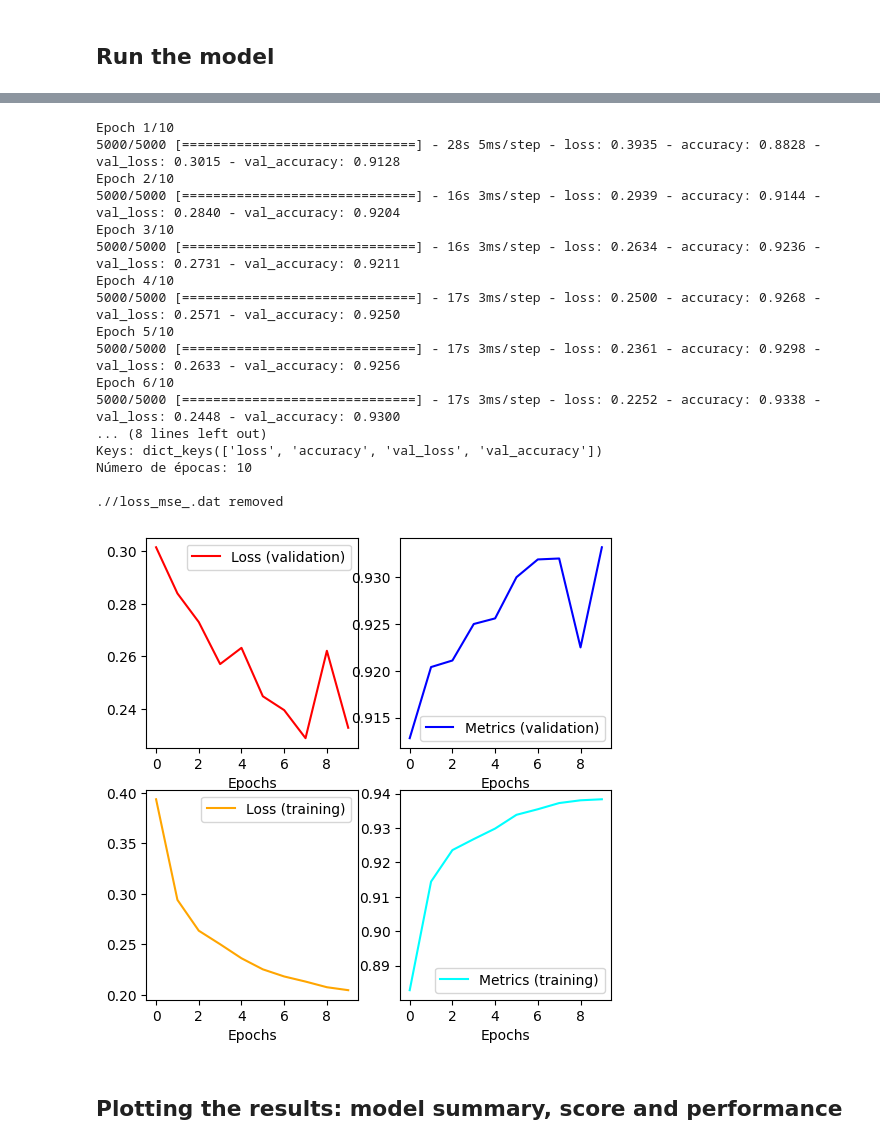
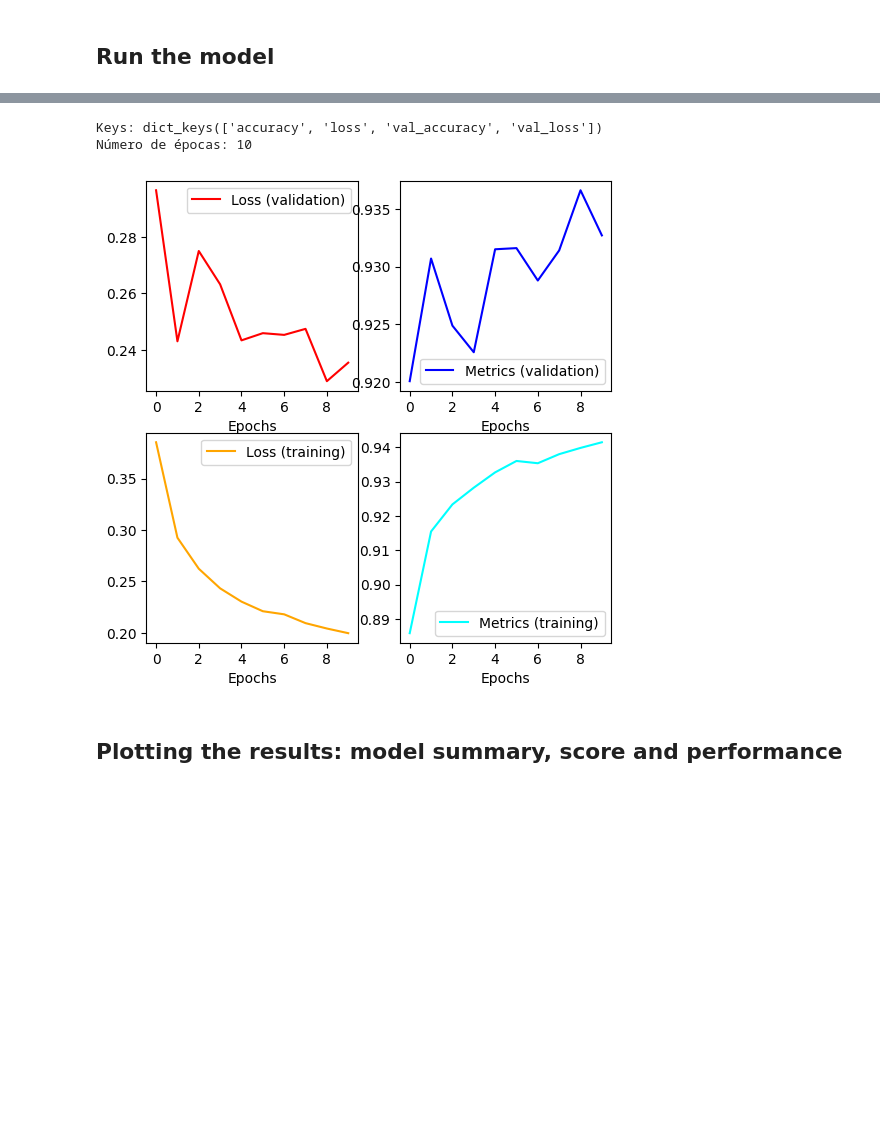
Before and after one commit to IrisFDTD/AI-UNIZAR-course, a Jupyter notebook: minst/ai_unizar_course_classifying_digits_23-24.ipynb, the cells around one changed output, grey strips where cells are left out. Cells and saved outputs as stored; diff of their text form; code cells hidden in the pictures; blank space fills up the shorter version.

```diff
--- a/minst/ai_unizar_course_classifying_digits_23-24.ipynb
+++ b/minst/ai_unizar_course_classifying_digits_23-24.ipynb
@@ -299,34 +324,15 @@ _________________________________________________________________
 # %%
-history = model.fit(x_train, y1h_train,
-                    batch_size=batch_size,
-                    epochs=epochs,
-                    verbose=1,
-                    validation_data=(x_val, y1h_val))
-# Guardar el modelo
+# Save the model
 model.save('./model_dense_simple.keras')
-# history from training
+
+# History from training
 print("Keys:",history.history.keys())
 plot_keys=list(history.history.keys())
-plot_score("./",history,loss_name=plot_keys[0],metrics_name=plot_keys[1])
+plot_score("./",history,loss_name=plot_keys[1],metrics_name=plot_keys[0])
 # %% [output]
-Epoch 1/10
-5000/5000 [==============================] - 28s 5ms/step - loss: 0.3935 - accuracy: 0.8828 - val_loss: 0.3015 - val_accuracy: 0.9128
-Epoch 2/10
-5000/5000 [==============================] - 16s 3ms/step - loss: 0.2939 - accuracy: 0.9144 - val_loss: 0.2840 - val_accuracy: 0.9204
-Epoch 3/10
-5000/5000 [==============================] - 16s 3ms/step - loss: 0.2634 - accuracy: 0.9236 - val_loss: 0.2731 - val_accuracy: 0.9211
-Epoch 4/10
-5000/5000 [==============================] - 17s 3ms/step - loss: 0.2500 - accuracy: 0.9268 - val_loss: 0.2571 - val_accuracy: 0.9250
-Epoch 5/10
-5000/5000 [==============================] - 17s 3ms/step - loss: 0.2361 - accuracy: 0.9298 - val_loss: 0.2633 - val_accuracy: 0.9256
-Epoch 6/10
-5000/5000 [==============================] - 17s 3ms/step - loss: 0.2252 - accuracy: 0.9338 - val_loss: 0.2448 - val_accuracy: 0.9300
-... (8 lines left out)
-Keys: dict_keys(['loss', 'accuracy', 'val_loss', 'val_accuracy'])
+Keys: dict_keys(['accuracy', 'loss', 'val_accuracy', 'val_loss'])
 Número de épocas: 10
-
-.//loss_mse_.dat removed
-[figure, old version]
+[figure, new version]
 # %% [markdown]
 ## **Plotting the results: model summary, score and performance** <a name="Plots"></a>
 # %%
```
Also changed, not shown: parts of 20 cells of this notebook.
